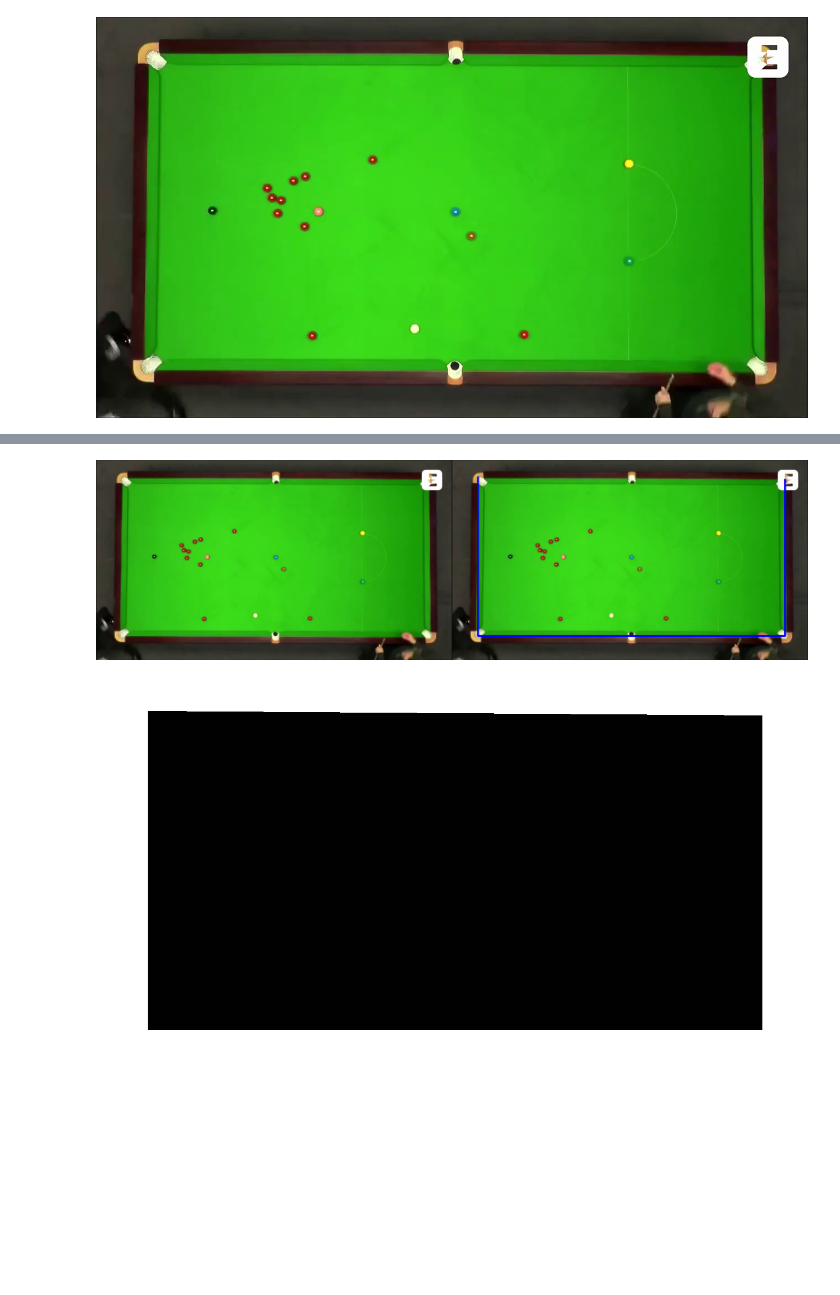
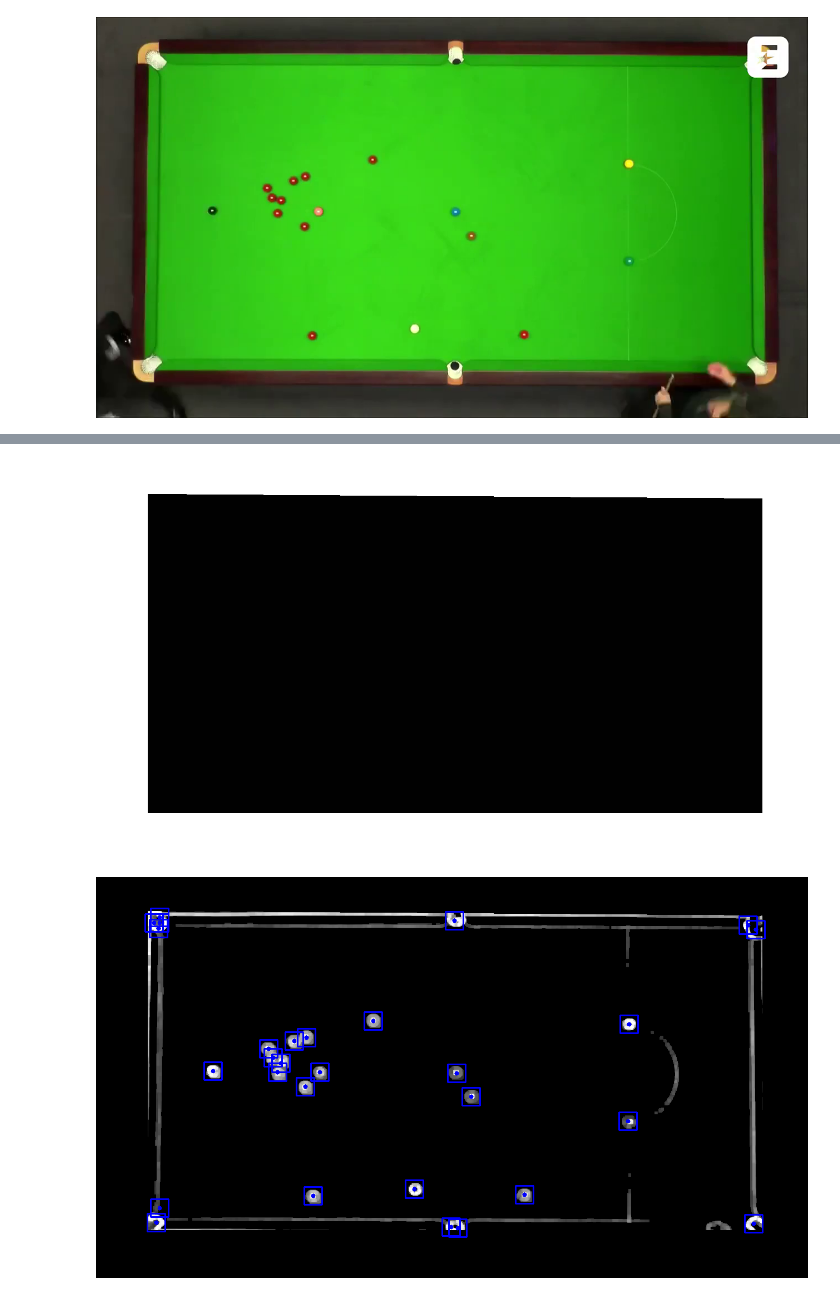
Before and after one commit to Mimikkk/study-master-2023-wk, a Jupyter notebook: project-2-image-description/notebook.ipynb, the cells around one changed output, grey strips where cells are left out. Cells and saved outputs as stored; diff of their text form; code cells hidden in the pictures; blank space fills up the shorter version.

Commit message:
add table mas

```diff
--- a/project-2-image-description/notebook.ipynb
+++ b/project-2-image-description/notebook.ipynb
@@ -148,13 +148,20 @@ class TransformContext(object):
     self.image = np.maximum(intermediate, self.proper_closing(kernel).consume())
     return self
 
+  def mask(self, mask: NDArray[u8], inverse:bool=False):
+    mask = mask.copy()
+    if inverse: mask = cv2.bitwise_not(mask)
+    self.image = cv2.bitwise_and(self.image, mask)
+    return self
+
   def consume(self):
     return self.image.copy()
 # %%
 class Detection(object):
   @staticmethod
-  def discs(image: NDArray[u8]) -> NDArray[tuple[int, int, int]]:
-    coordinates = cv2.HoughCircles(image, cv2.HOUGH_GRADIENT, 1, 15, param1=500, param2=10, minRadius=8, maxRadius=16)
+  def discs(image: NDArray[u8], min_distance: int = 1) -> NDArray[tuple[int, int, int]]:
+    coordinates = cv2.HoughCircles(image, cv2.HOUGH_GRADIENT, 1, min_distance, param1=100, param2=10, minRadius=8,
+                                   maxRadius=16)
     if not len(coordinates): coordinates = np.array([[]])
     return np.uint16(np.around(coordinates))[0]
 
@@ -374,9 +349,35 @@ borders = Detection.borders(corners)
 
 with_table = DrawContext(image).lines(borders).consume()
 table_mask = from_corners_mask(with_table, corners)
-
-imshow(np.concatenate([image, with_table], 1))
 imshow(table_mask)
 # %% [output]
-[figure, old version]
+[figure, new version]
-[figure, removed]
+# %%
+def magnify_objects(image: NDArray[u8]) -> NDArray[u8]:
+  grayscale = TransformContext(image).grayscale().consume()
+  vertical_kernel = Kernel.sobel_vertical()
+  horizontal_kernel = Kernel.sobel_horizontal()
+
+  shift, _ = fft(grayscale)
+  vertical_shift, _ = fft(vertical_kernel, image.shape[:2])
+  horizontal_shift, _ = fft(horizontal_kernel, image.shape[:2])
+
+  vertical = ifft(shift * vertical_shift)
+  horizontal = ifft(shift * horizontal_shift)
+
+  return (TransformContext(np.sqrt(vertical ** 2 + horizontal ** 2).astype(u8))
+          .dilate(np.ones((3, 3)), 2)
+          .threshold(50)
+          .proper_opening(np.ones((16, 16)))
+          .automedian(np.ones((3, 3)))
+          .mask(table_mask, True)
+          .consume())
+
+magnified = magnify_objects(image)
+
+cimg = cv2.cvtColor(magnified, cv2.COLOR_GRAY2BGR)
+coordinates = Detection.discs(magnified, 10)
+circled_image = DrawContext(cimg, coordinates).boxes().points().consume()
+imshow(circled_image)
+# %% [output]
+[figure, added]
```
Also changed, not shown: parts of 1 cell of this notebook.
